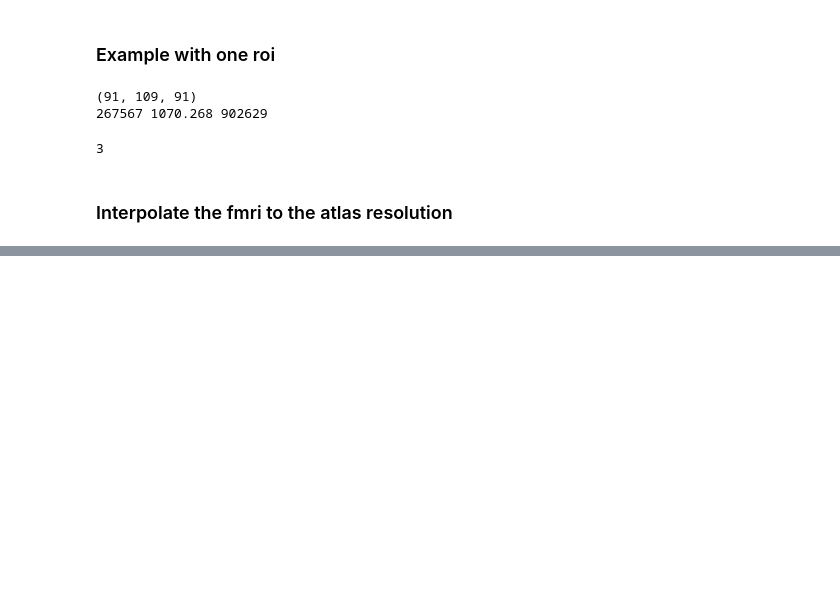
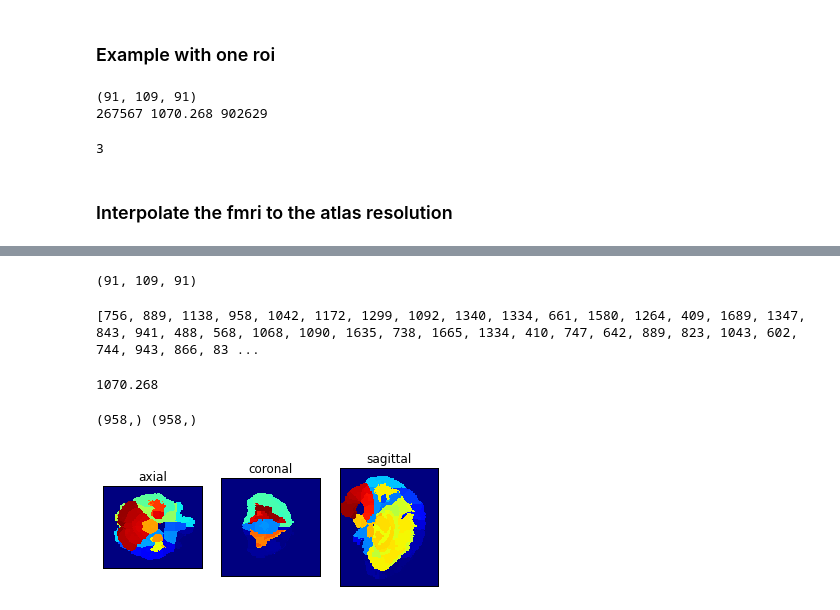
Before and after one commit to jbpoline/regions, a Jupyter notebook: regions/functional_parcellation.ipynb, the cells around one changed output, grey strips where cells are left out. Drawn from its saved outputs; the diff is of its cells as text; code cells hidden in the pictures; blank space fills up the shorter version.

```diff
--- a/regions/functional_parcellation.ipynb
+++ b/regions/functional_parcellation.ipynb
@@ -66,6 +67,6 @@ tmp = nib.load(filenames[0])
 timedim = tmp.shape[-1]
 del tmp
 
-cmap_out = vox2mni(atlas.get_affine(), 1.0)
+cmap_out = capi.vox2mni(atlas.get_affine(), 1.0)
 out_shape = atlas.shape + (timedim,)
 # %%
@@ -120,0 +207,3 @@ for f in filenames:
+# %%
+atlasd = np.asarray(atlas.get_data())
+n_rois = len(np.unique(atlasd)) - 1 # remove background
@@ -120,0 +416,54 @@ for f in filenames:
+# %%
+template.max()
+template.shape
+# %% [output]
+(91, 109, 91)
+# %%
+print [(template == ridx).sum() for ridx in range(int(template.max()))+[-1]
+# %% [output]
+[756, 889, 1138, 958, 1042, 1172, 1299, 1092, 1340, 1334, 661, 1580, 1264, 409, 1689, 1347, 843, 941, 488, 568, 1068, 1090, 1635, 738, 1665, 1334, 410, 747, 642, 889, 823, 1043, 602, 744, 943, 866, 83 ...
+# %%
+print avgclustsize
+# %% [output]
+1070.268
+# %%
+import matplotlib.pyplot as plt
+
+def show_imgs(imgs, pos, titles=None, cmap="gray", interp="nearest"):
+    """
+    """
+
+    Nimg = len(imgs)
+
+    if (titles is None):
+        titles = ['No title']*Nimg
+
+    if not isinstance(pos, list):
+        pos = [pos]*Nimg
+
+    fig, ax = plt.subplots(1,Nimg)
+
+    for ix,im in enumerate(imgs):
+        if hasattr(im, "get_data") and callable(getattr(im, "get_data")):
+            data = im.get_data()
+        else: #assume im is a 3d array
+            data = im
+
+        ax[ix].imshow(data[pos[ix]], cmap=cmap, interpolation=interp)
+        ax[ix].get_xaxis().set_ticks([])
+        ax[ix].get_yaxis().set_ticks([])
+        ax[ix].set_title(titles[ix])
+# %%
+test = template.copy()
+xi, yi, zi = np.where(test == 3)
+print xi.shape, yi.shape
+v=20
+x,y,z = xi[v], yi[v], zi[v],
+pos = [[x, slice(None), slice(None)],
+       [slice(None), y, slice(None)],
+       [slice(None), slice(None), z]]
+titles = ["sagittal", "coronal", "axial"]
+show_imgs([template*10]*3, pos[::-1], cmap="jet", titles=titles[::-1])
+# %% [output]
+(958,) (958,)
+[figure, added]
```
Also changed, not shown: parts of 31 cells of this notebook.
